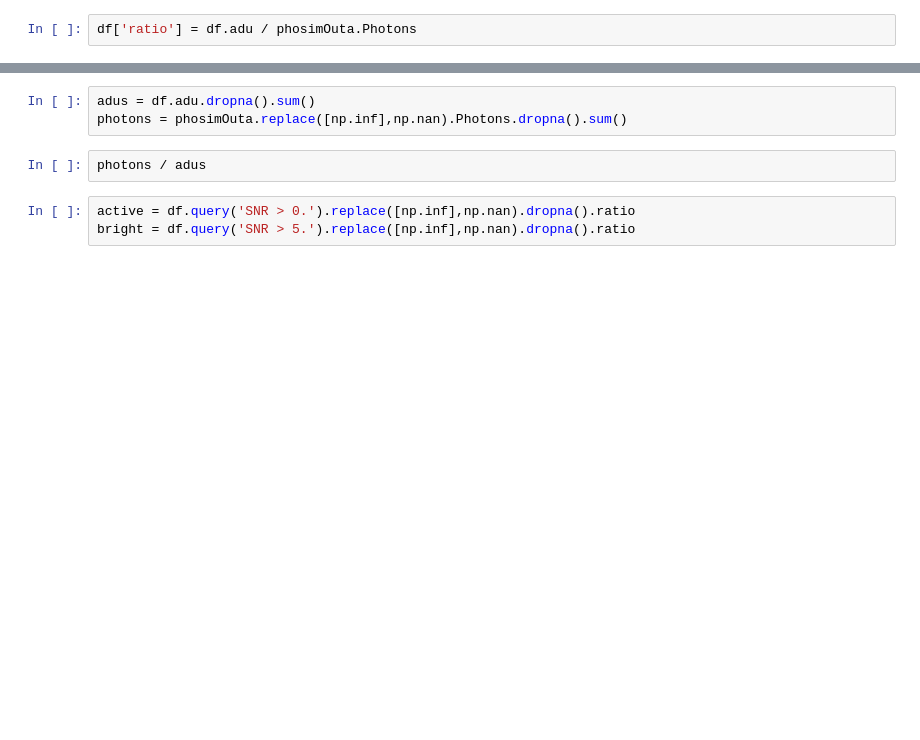
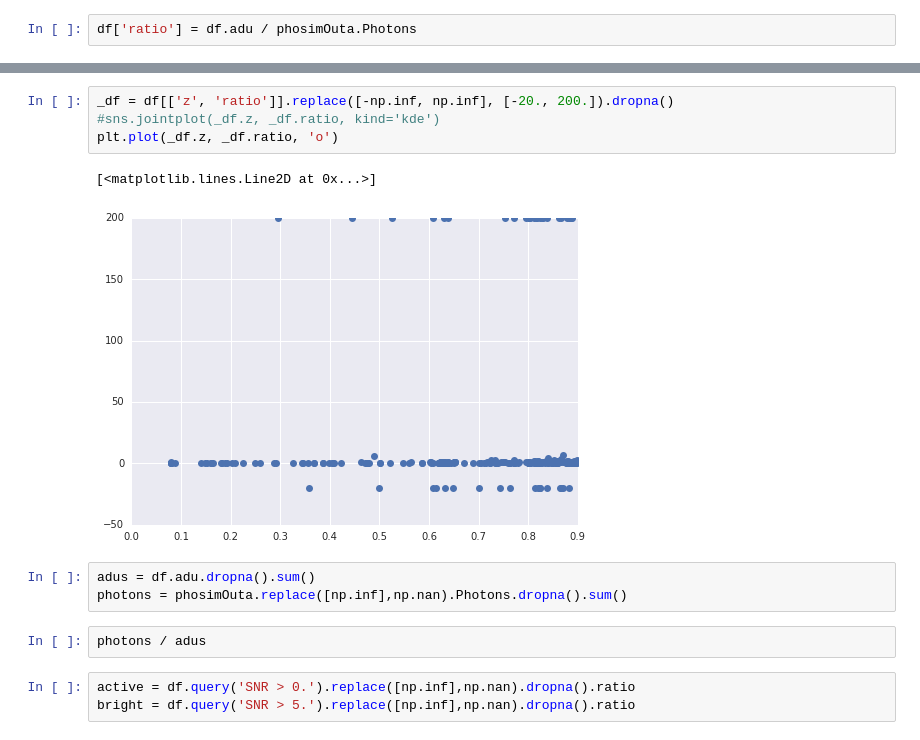
Before and after one commit to lsst-sims/legacy_sims_catUtils, a Jupyter notebook: examples/Using_SNModels_dbObj.ipynb, the cells around one changed output, grey strips where cells are left out. Drawn from its saved outputs; the diff is of its cells as text; blank space fills up the shorter version.

```diff
--- a/examples/Using_SNModels_dbObj.ipynb
+++ b/examples/Using_SNModels_dbObj.ipynb
@@ -288,3 +447,10 @@ df['ratio'] = df.adu / phosimOuta.Photons
+# %%
+_df = df[['z', 'ratio']].replace([-np.inf, np.inf], [-20., 200.]).dropna()
+#sns.jointplot(_df.z, _df.ratio, kind='kde')
+plt.plot(_df.z, _df.ratio, 'o')
+# %% [output]
+[<matplotlib.lines.Line2D at 0x...>]
+[figure, added]
 # %%
 adus = df.adu.dropna().sum()
 photons = phosimOuta.replace([np.inf],np.nan).Photons.dropna().sum()
```
Also changed, not shown: parts of 34 cells of this notebook, 2 other files.
